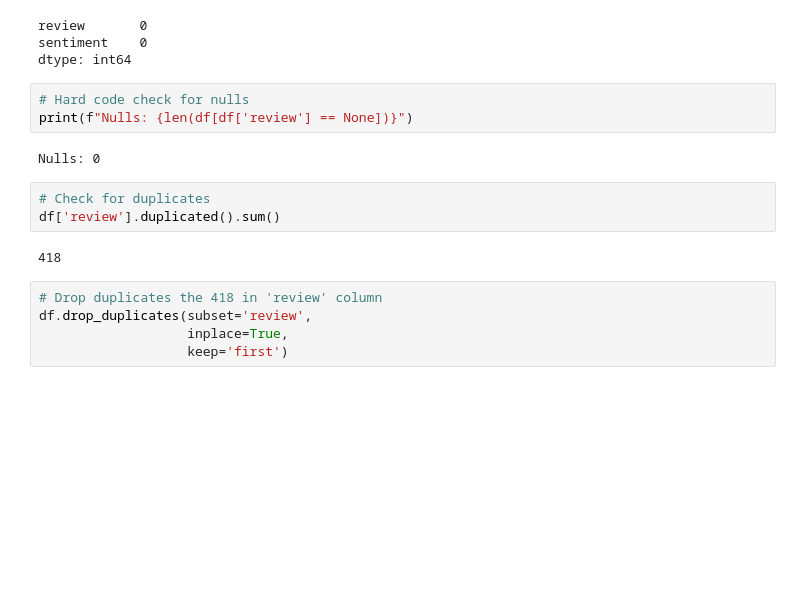
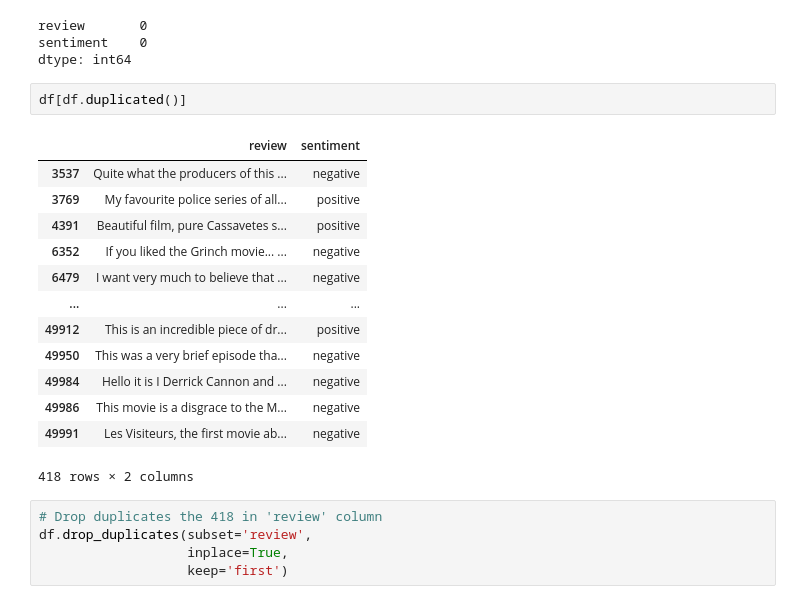
Before and after one commit to alvaromendizabal/Sentiment_Analysis_on_IMDB_Reviews, a Jupyter notebook: notebook.ipynb, the cells around one changed output. Saved outputs shown, nothing was run; the diff lists cells and outputs as text; blank space fills up the shorter version.

```diff
--- a/notebook.ipynb
+++ b/notebook.ipynb
@@ -108,16 +156,22 @@ df.isnull().sum()
 review       0
 sentiment    0
 dtype: int64
-# %%
-# Hard code check for nulls
-print(f"Nulls: {len(df[df['review'] == None])}")
-# %% [output]
-Nulls: 0
-# %%
-# Check for duplicates
-df['review'].duplicated().sum()
-# %% [output]
-418
+# %%
+df[df.duplicated()]
+# %% [output]
+|  | review | sentiment |
+| 3537 | Quite what the producers of this ... | negative |
+| 3769 | My favourite police series of all... | positive |
+| 4391 | Beautiful film, pure Cassavetes s... | positive |
+| 6352 | If you liked the Grinch movie... ... | negative |
+| 6479 | I want very much to believe that ... | negative |
+| ... | ... | ... |
+| 49912 | This is an incredible piece of dr... | positive |
+| 49950 | This was a very brief episode tha... | negative |
+| 49984 | Hello it is I Derrick Cannon and ... | negative |
+| 49986 | This movie is a disgrace to the M... | negative |
+| 49991 | Les Visiteurs, the first movie ab... | negative |
+418 rows × 2 columns
 # %%
 # Drop duplicates the 418 in 'review' column
 df.drop_duplicates(subset='review',
```
Also changed, not shown: parts of 59 cells of this notebook, 10 other files.
